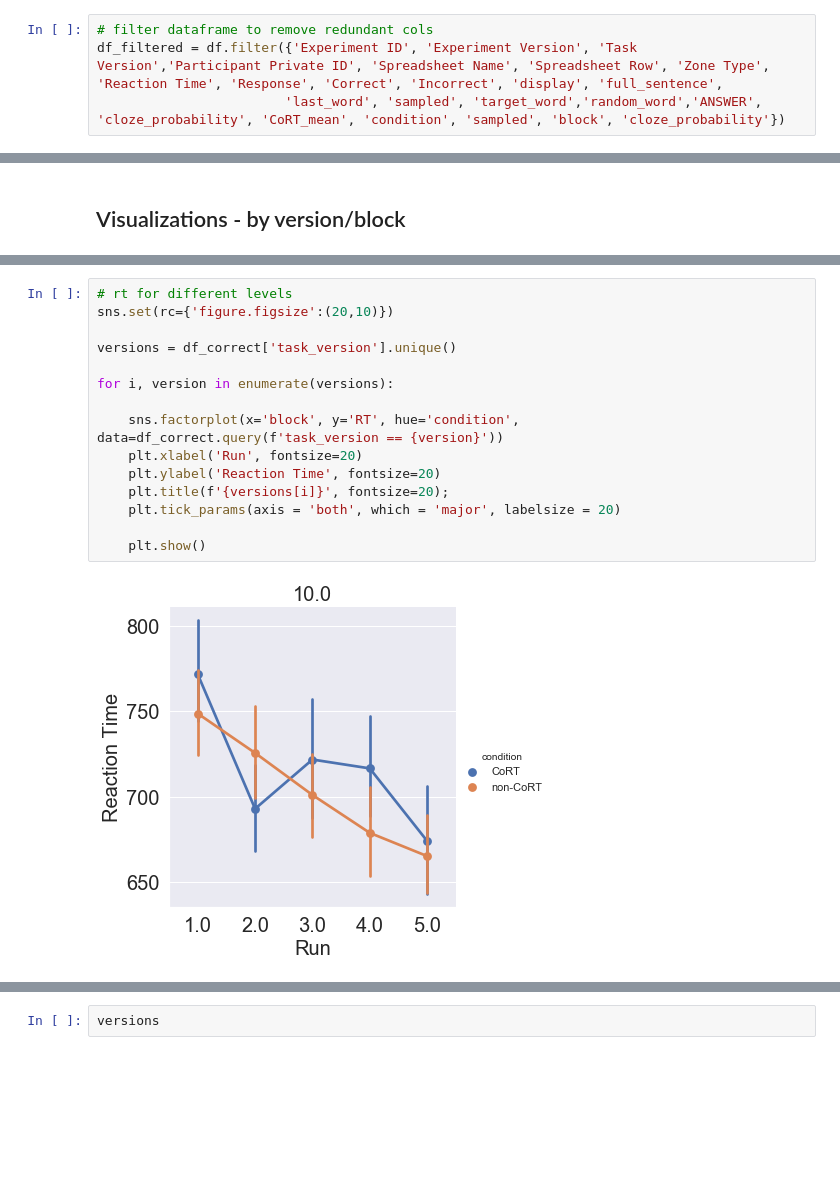
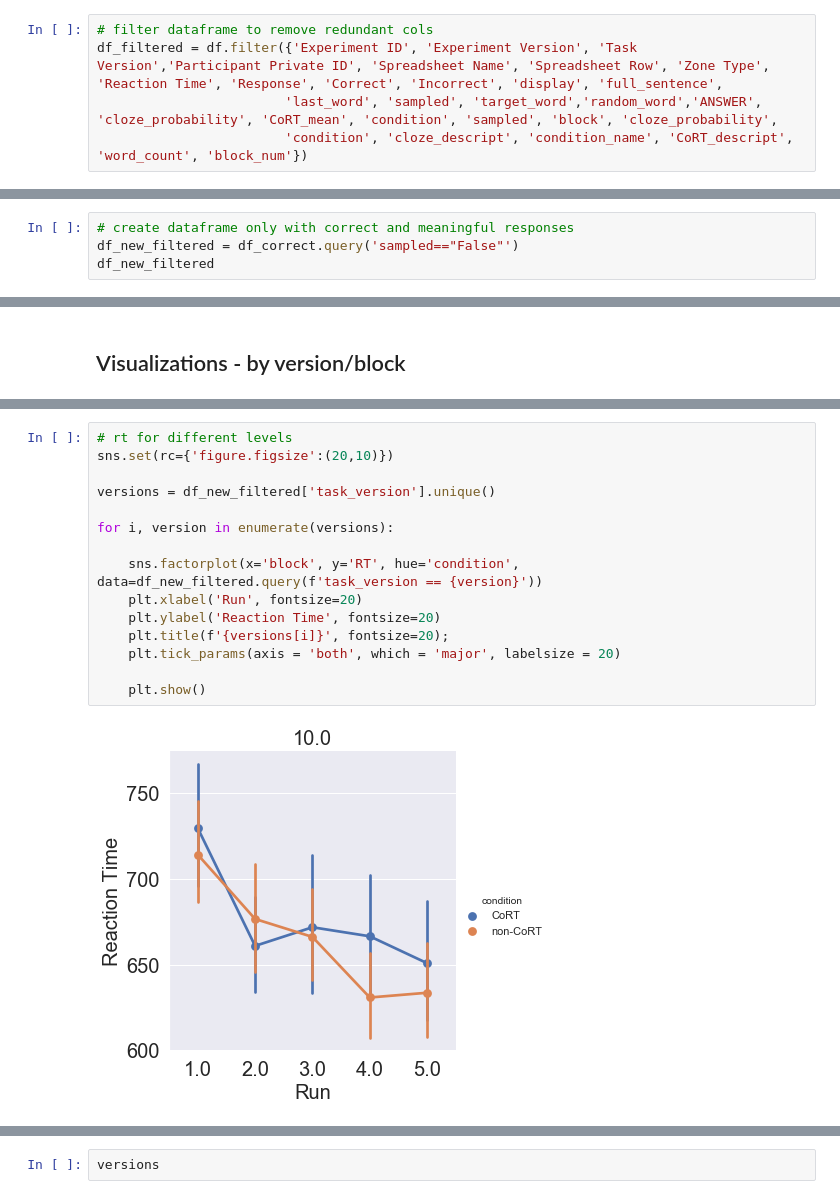
Before and after one commit to sbruinsma1/cort_language, a Jupyter notebook: notebooks/scratch_paper.ipynb, the cells around one changed output, grey strips where cells are left out. Cells and saved outputs as stored; diff of their text form; blank space fills up the shorter version.

```diff
--- a/notebooks/scratch_paper.ipynb
+++ b/notebooks/scratch_paper.ipynb
@@ -48,7 +55,8 @@ df_english = df1_english.append([df2_english, df3_english, df4_english])
 # %%
 # filter dataframe to remove redundant cols
 df_filtered = df.filter({'Experiment ID', 'Experiment Version', 'Task Version','Participant Private ID', 'Spreadsheet Name', 'Spreadsheet Row', 'Zone Type', 'Reaction Time', 'Response', 'Correct', 'Incorrect', 'display', 'full_sentence',
-                        'last_word', 'sampled', 'target_word','random_word','ANSWER', 'cloze_probability', 'CoRT_mean', 'condition', 'sampled', 'block', 'cloze_probability'})
+                        'last_word', 'sampled', 'target_word','random_word','ANSWER', 'cloze_probability', 'CoRT_mean', 'condition', 'sampled', 'block', 'cloze_probability',
+                        'condition', 'cloze_descript', 'condition_name', 'CoRT_descript', 'word_count', 'block_num'})
 # %%
 #rename some columns
 df_filtered = df_filtered.rename({'Zone Type':'zone_type', 'Reaction Time':'RT','Spreadsheet Row': 'sentence_num','Participant Private ID':'participant_ID', 'Experiment ID':'experiment_id', 'Task Version':'task_version',
@@ -78,0 +114,4 @@ df_filtered
+# %%
+# create dataframe only with correct and meaningful responses
+df_new_filtered = df_correct.query('sampled=="False"')
+df_new_filtered
@@ -222,17 +262,17 @@ plt.show()
 # %%
 # rt for different levels
 sns.set(rc={'figure.figsize':(20,10)})
 
-versions = df_correct['task_version'].unique()
+versions = df_new_filtered['task_version'].unique()
 
 for i, version in enumerate(versions):
 
-    sns.factorplot(x='block', y='RT', hue='condition', data=df_correct.query(f'task_version == {version}'))
+    sns.factorplot(x='block', y='RT', hue='condition', data=df_new_filtered.query(f'task_version == {version}'))
     plt.xlabel('Run', fontsize=20)
     plt.ylabel('Reaction Time', fontsize=20)
     plt.title(f'{versions[i]}', fontsize=20);
     plt.tick_params(axis = 'both', which = 'major', labelsize = 20)
 
     plt.show()
 # %% [output]
-[figure, old version]
+[figure, new version]
```
Also changed, not shown: parts of 29 cells of this notebook, 2 other files.
